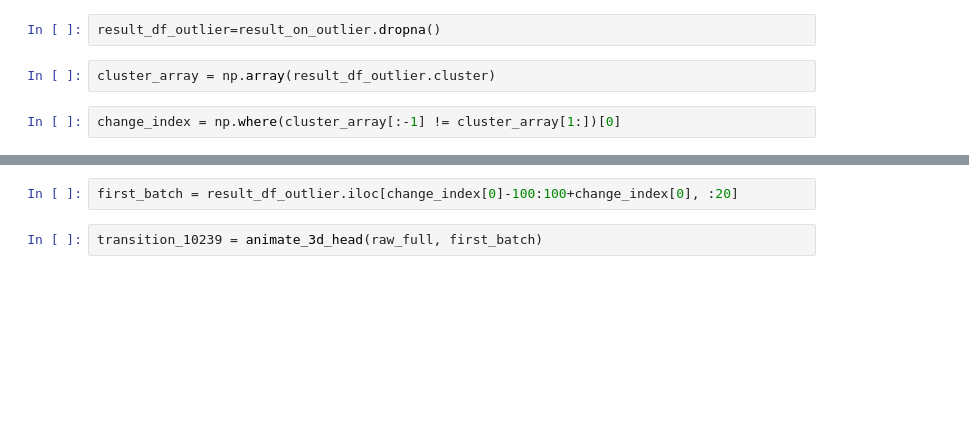
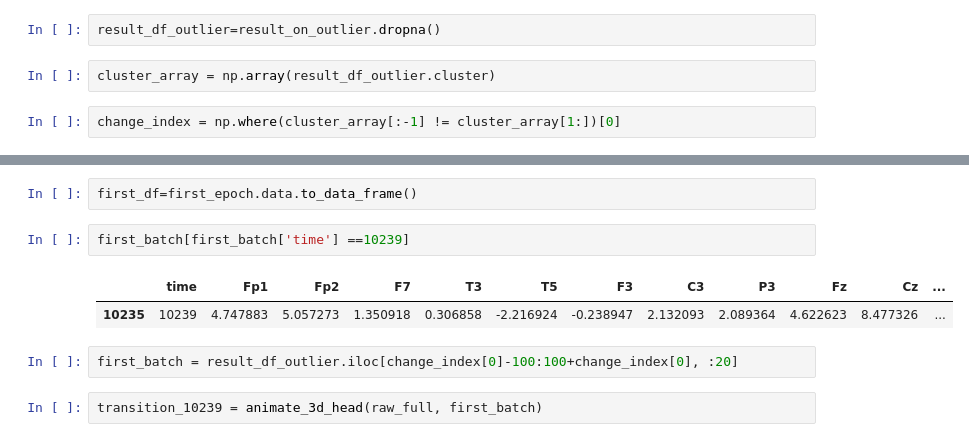
Before and after one commit to UBC-MDS/simpl_eeg_capstone, a Jupyter notebook: src/clustering/HMM.ipynb, the cells around one changed output, grey strips where cells are left out. Drawn from its saved outputs; the diff is of its cells as text; blank space fills up the shorter version.

Commit message:
try to find that epoch

```diff
--- a/src/clustering/HMM.ipynb
+++ b/src/clustering/HMM.ipynb
@@ -358,3 +374,10 @@ eeg_objects.Epochs("../../data/927", tmin=-0.1, tmax=0.1, start_second=10239)
+# %%
+first_df=first_epoch.data.to_data_frame()
+# %%
+first_batch[first_batch['time'] ==10239]
+# %% [output]
+|  | time | Fp1 | Fp2 | F7 | T3 | T5 | F3 | C3 | P3 | Fz | Cz | ... |
+| 10235 | 10239 | 4.747883 | 5.057273 | 1.350918 | 0.306858 | -2.216924 | -0.238947 | 2.132093 | 2.089364 | 4.622623 | 8.477326 | ... |
 # %%
 first_batch = result_df_outlier.iloc[change_index[0]-100:100+change_index[0], :20]
 # %%
```
Also changed, not shown: parts of 5 cells of this notebook.
